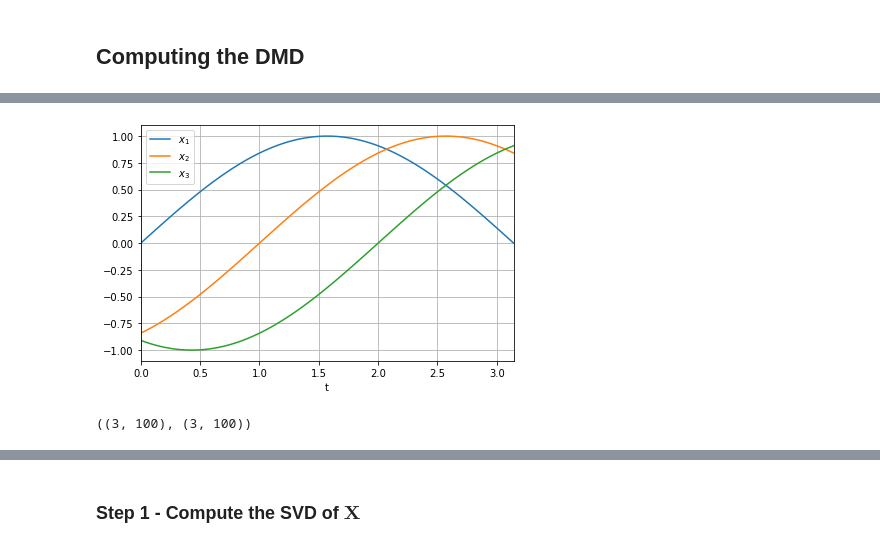
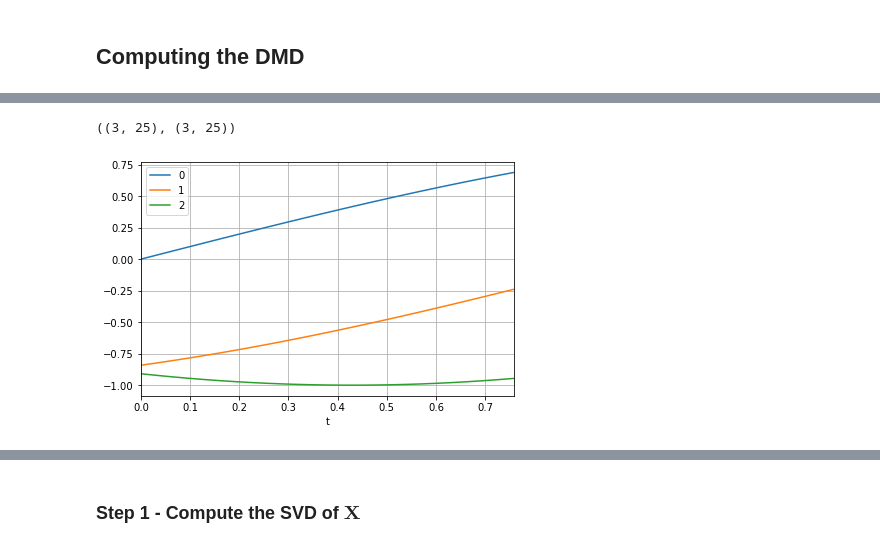
Before and after one commit to billtubbs/mech-575, a Jupyter notebook: Chapter-7-data-driven-dynamical-systems.ipynb, the cells around one changed output, grey strips where cells are left out. Saved outputs shown, nothing was run; the diff lists cells and outputs as text; code cells hidden in the pictures.

Commit message:
DMD expansion and plots

```diff
--- a/Chapter-7-data-driven-dynamical-systems.ipynb
+++ b/Chapter-7-data-driven-dynamical-systems.ipynb
@@ -52,0 +78,21 @@ def dmd_SB(X, Xprime, r):
+# %%
+# Prepare data sets
+t = np.linspace(0, 2*np.pi, 200)
+
+# With noise
+df = pd.DataFrame(
+    data=system(t).T,
+    index=pd.Index(t, name='t'),
+    columns=['$x_1$', '$x_2$', '$x_3$']
+)
+
+# Without noise
+df_noisy = pd.DataFrame(
+    data=system(t, noise=True).T,
+    index=pd.Index(t, name='t'),
+    columns=['$x_1$', '$x_2$', '$x_3$']
+)
+
+assert df.shape == (200, 3)
+assert df_noisy.shape == (200, 3)
+df.head()
@@ -53,25 +107,23 @@ def dmd_SB(X, Xprime, r):
+# %%
+# Prepare samples of data for DMD
+
+# Only use portion of data
+nd = 25
+x = df.iloc[:nd].values.T
+x_prime = df.iloc[1:nd+1].values.T
+
+assert x.shape == x_prime.shape
+x.shape, x_prime.shape
+# %% [output]
+((3, 25), (3, 25))
 # %%
-t = np.linspace(0, np.pi, 101)
-df = pd.DataFrame(index=pd.Index(t, name='t'))
-df['$x_1$'] = np.sin(t)
-df['$x_2$'] = np.sin(t - 1)
-df['$x_3$'] = np.sin(t - 2)
-assert df.shape == (101, 3)
-df.plot()
+ax = pd.DataFrame(x.T, index=pd.Index(t[:nd], name='t')).plot()
 plt.grid()
 plt.tight_layout()
 plt.savefig('plots/dmd_example1.pdf')
 plt.show()
 # %% [output]
-[figure, old version]
+[figure, new version]
-# %%
-# Prepare x and x_prime data
-x = df.iloc[:-1].values.T
-x_prime = df.iloc[1:].values.T
-assert x.shape == x_prime.shape
-x.shape, x_prime.shape
-# %% [output]
-((3, 100), (3, 100))
 # %%
 print(f"x\n{x[:, :5].round(3)}")
 print(f"\nx_prime\n{x_prime[:, :5].round(3)}")
```
Also changed, not shown: parts of 33 cells of this notebook.
